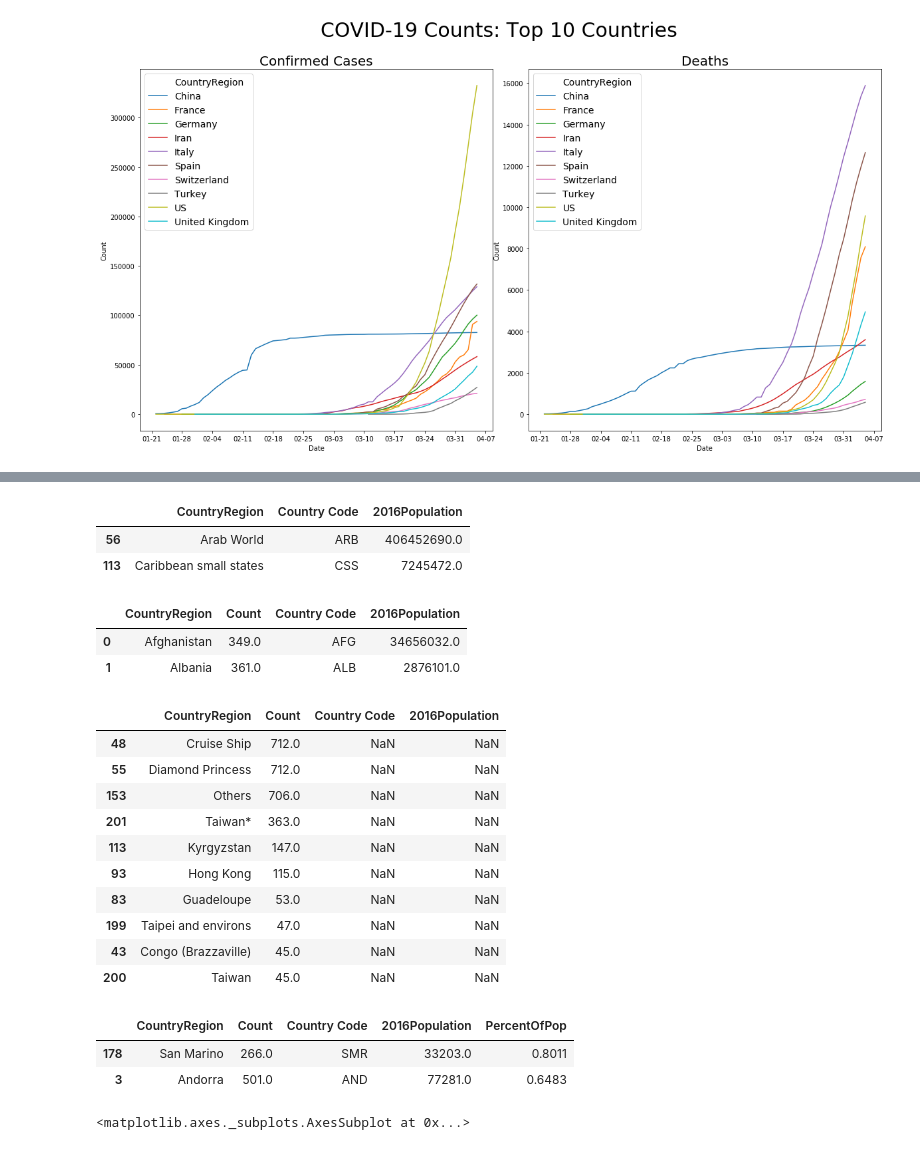
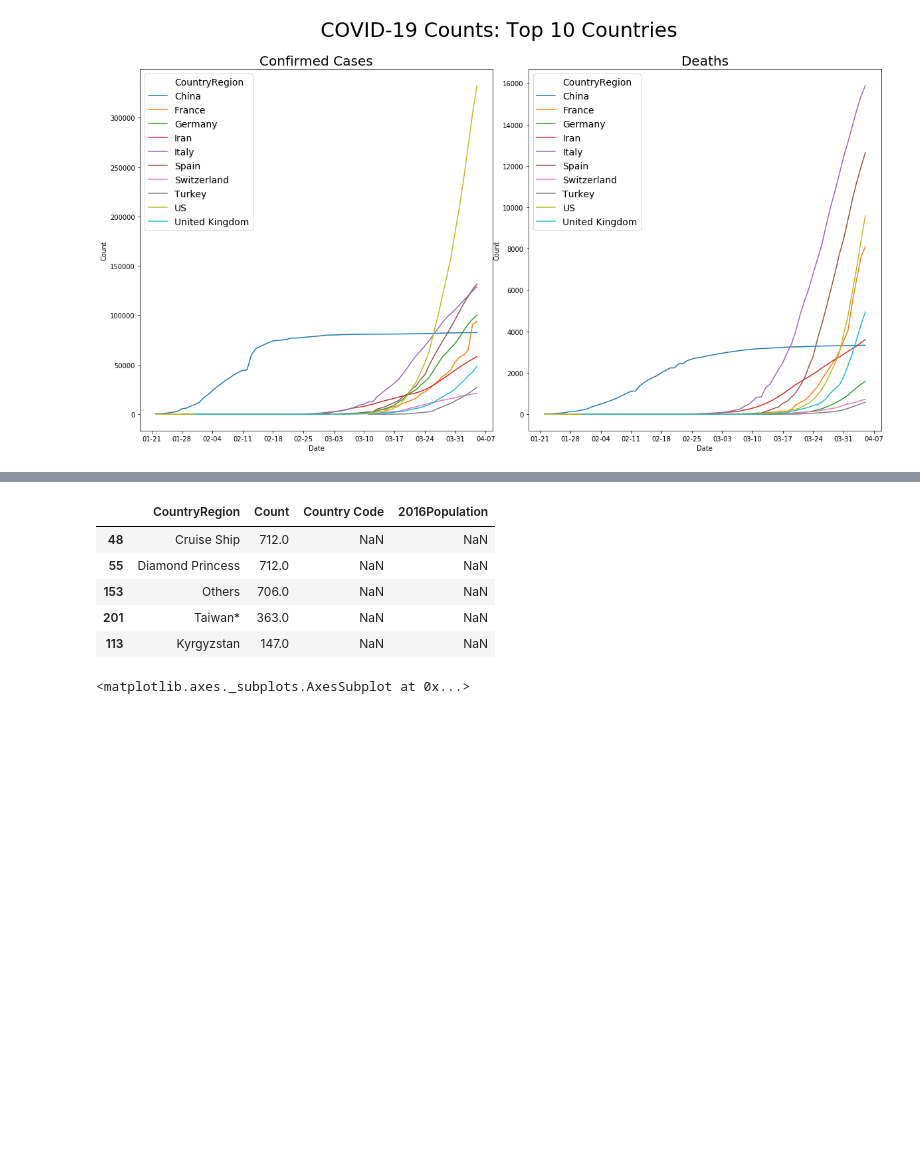
Before and after one commit to ardolino/COVID-19_Viz_Python, a Jupyter notebook: COVID19 Plots from Johns Hopkins Raw Data.ipynb, the cells around one changed output, grey strips where cells are left out. Saved outputs shown, nothing was run; the diff lists cells and outputs as text; code cells hidden in the pictures; blank space fills up the shorter version.

```diff
--- a/COVID19 Plots from Johns Hopkins Raw Data.ipynb
+++ b/COVID19 Plots from Johns Hopkins Raw Data.ipynb
@@ -199,11 +171,7 @@ Populations2016 = Populations2016[Populations2016['Year'].isin(['2016'])]
 Populations2016.rename(columns={'Country Name': 'CountryRegion'}, inplace=True)
 Populations2016.rename(columns={'Value': '2016Population'}, inplace=True)
 Populations2016.drop(columns=['Year'], inplace=True)
-Populations2016[:2]
+#Populations2016[:2]
-# %% [output]
-|  | CountryRegion | Country Code | 2016Population |
-| 56 | Arab World | ARB | 406452690.0 |
-| 113 | Caribbean small states | CSS | 7245472.0 |
 # %%
 #rename population data countries to match covid-19 data
 Populations2016.replace(to_replace =["United States"], value ="US", inplace=True)
@@ -224,38 +192,25 @@ Populations2016.replace(to_replace =["Hong Kong SAR, China"], value ="Hong Kong
 # %%
 #merge confirmed counts with populations
 countrymaxconfirmedwithpop = pd.merge(countrymaxconfirmed, Populations2016, on='CountryRegion', how='left')
-countrymaxconfirmedwithpop[:2]
+#countrymaxconfirmedwithpop[:2]
-# %% [output]
-|  | CountryRegion | Count | Country Code | 2016Population |
-| 0 | Afghanistan | 349.0 | AFG | 34656032.0 |
-| 1 | Albania | 361.0 | ALB | 2876101.0 |
 # %%
 #look for countries missing population data
 cleanuplist = countrymaxconfirmedwithpop[countrymaxconfirmedwithpop['2016Population'].isnull()]
 cleanuplist = cleanuplist.sort_values(by=['Count'], ascending=False)
-cleanuplist[:10]
+cleanuplist[:5]
 # %% [output]
 |  | CountryRegion | Count | Country Code | 2016Population |
 | 48 | Cruise Ship | 712.0 | NaN | NaN |
 | 55 | Diamond Princess | 712.0 | NaN | NaN |
 | 153 | Others | 706.0 | NaN | NaN |
 | 201 | Taiwan* | 363.0 | NaN | NaN |
 | 113 | Kyrgyzstan | 147.0 | NaN | NaN |
-| 93 | Hong Kong | 115.0 | NaN | NaN |
-| 83 | Guadeloupe | 53.0 | NaN | NaN |
-| 199 | Taipei and environs | 47.0 | NaN | NaN |
-| 43 | Congo (Brazzaville) | 45.0 | NaN | NaN |
-| 200 | Taiwan | 45.0 | NaN | NaN |
 # %%
 #add percent of population column and limit to top 15
 countrymaxconfirmedwithpop['PercentOfPop'] = round(((countrymaxconfirmedwithpop['Count']/countrymaxconfirmedwithpop['2016Population'])*100),4)
 countrymaxconfirmedwithpop = countrymaxconfirmedwithpop.sort_values(by=['PercentOfPop'], ascending=False)
 countrymaxconfirmedwithpop = countrymaxconfirmedwithpop[:15]
-countrymaxconfirmedwithpop[:2]
+#countrymaxconfirmedwithpop[:2]
-# %% [output]
-|  | CountryRegion | Count | Country Code | 2016Population | PercentOfPop |
-| 178 | San Marino | 266.0 | SMR | 33203.0 | 0.8011 |
-| 3 | Andorra | 501.0 | AND | 77281.0 | 0.6483 |
 # %%
 #bar plot countries with highest percent of confirmed population
 PercentofPopYMax = round(countrymaxconfirmedwithpop['PercentOfPop'].max(),0) + .2
```
Also changed, not shown: parts of 21 cells of this notebook.
